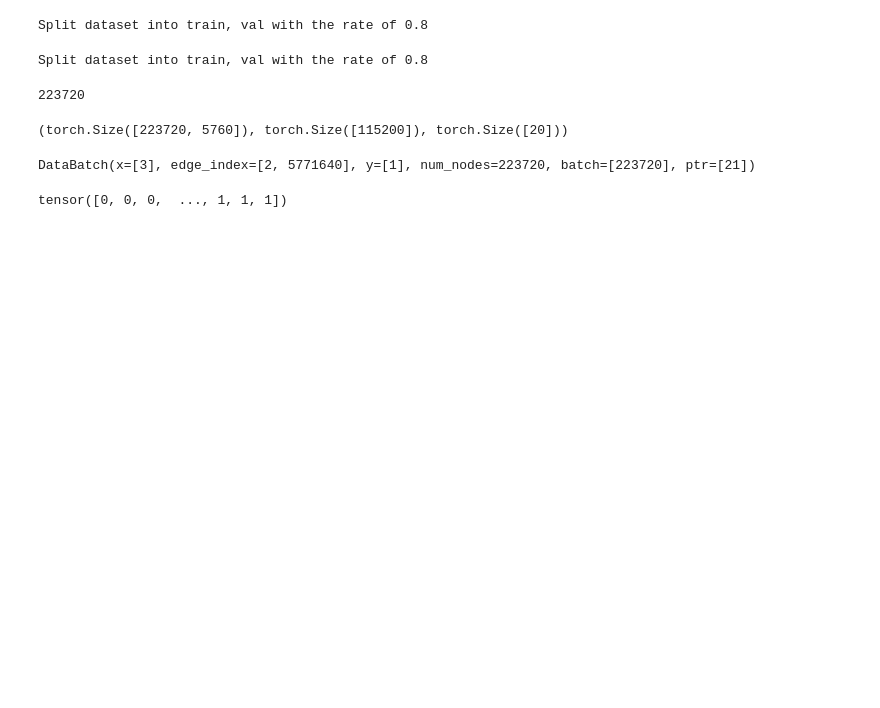
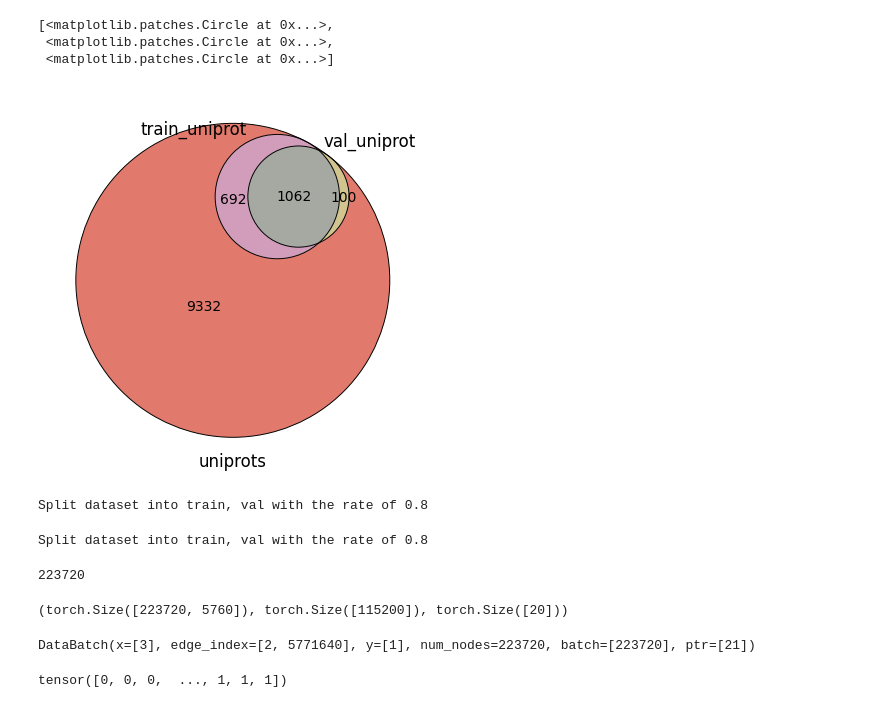
Before and after one commit to zshuyinggg/ppi_mutation, a Jupyter notebook: notebooks/ppi2.ipynb, the cells around one changed output. Drawn from its saved outputs; the diff is of its cells as text; code cells hidden in the pictures; blank space fills up the shorter version.

```diff
--- a/notebooks/ppi2.ipynb
+++ b/notebooks/ppi2.ipynb
@@ -12,3 +62,18 @@ from scripts.baseline1.datasets_baseline1 import *
+# %%
+uniprots=set(pd.read_csv(pj(top_path,'ppi_seq_huri_humap.csv'))['UniProt'].unique().tolist())
+# %%
+venn3([train_uniprot, val_uniprot, uniprots],
+        set_colors=('#3E64AF', '#3EAF5D', '#D74E3B'),
+        set_labels=('train_uniprot',
+                    'val_uniprot',
+                    'uniprots'),
+        alpha=0.75)
+venn3_circles([train_uniprot, val_uniprot, uniprots], lw=0.7)
+# %% [output]
+[<matplotlib.patches.Circle at 0x...>,
+ <matplotlib.patches.Circle at 0x...>,
+ <matplotlib.patches.Circle at 0x...>]
+[figure, added]
 # %%
 from torch_sparse import SparseTensor
 loader = variantPPI.train_dataloader()
```
Also changed, not shown: parts of 8 cells of this notebook, 40 other files.
